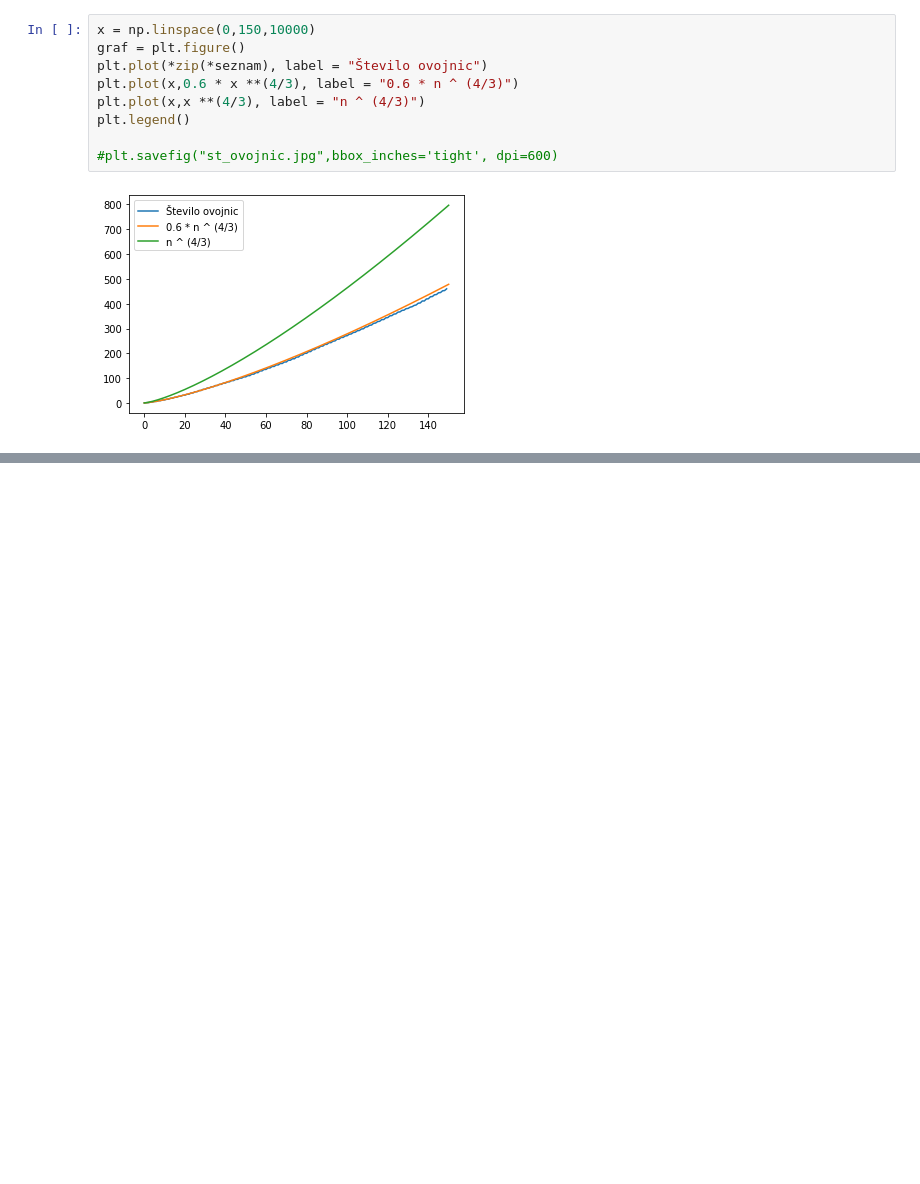
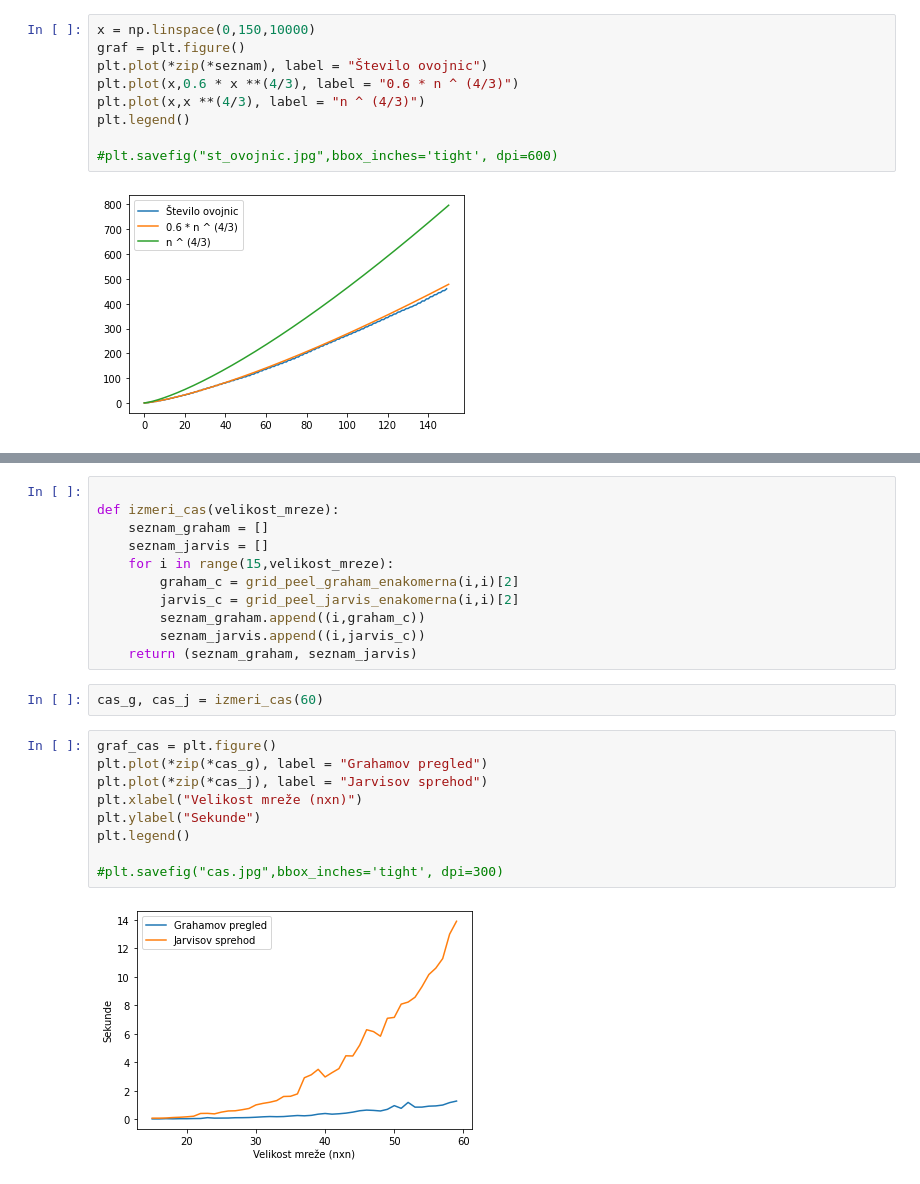
Before and after one commit to mitja-mandic/grid-peeling, a Jupyter notebook: vizualizacija.ipynb, the cells around one changed output, grey strips where cells are left out. Cells and saved outputs as stored; diff of their text form; blank space fills up the shorter version.

```diff
--- a/vizualizacija.ipynb
+++ b/vizualizacija.ipynb
@@ -53,0 +100,24 @@ plt.legend()
+# %%
+
+def izmeri_cas(velikost_mreze):
+    seznam_graham = []
+    seznam_jarvis = []
+    for i in range(15,velikost_mreze):
+        graham_c = grid_peel_graham_enakomerna(i,i)[2]
+        jarvis_c = grid_peel_jarvis_enakomerna(i,i)[2]
+        seznam_graham.append((i,graham_c))
+        seznam_jarvis.append((i,jarvis_c))
+    return (seznam_graham, seznam_jarvis)
+# %%
+cas_g, cas_j = izmeri_cas(60)
+# %%
+graf_cas = plt.figure()
+plt.plot(*zip(*cas_g), label = "Grahamov pregled")
+plt.plot(*zip(*cas_j), label = "Jarvisov sprehod")
+plt.xlabel("Velikost mreže (nxn)")
+plt.ylabel("Sekunde")
+plt.legend()
+
+#plt.savefig("cas.jpg",bbox_inches='tight', dpi=300)
+# %% [output]
+[figure, added]
```
Also changed, not shown: parts of 8 cells of this notebook, 7 other files.
